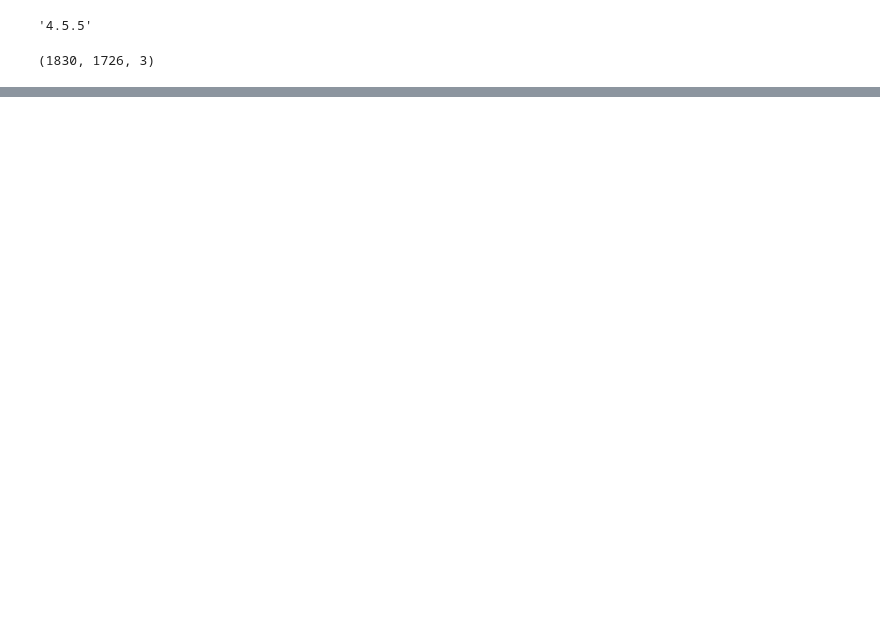
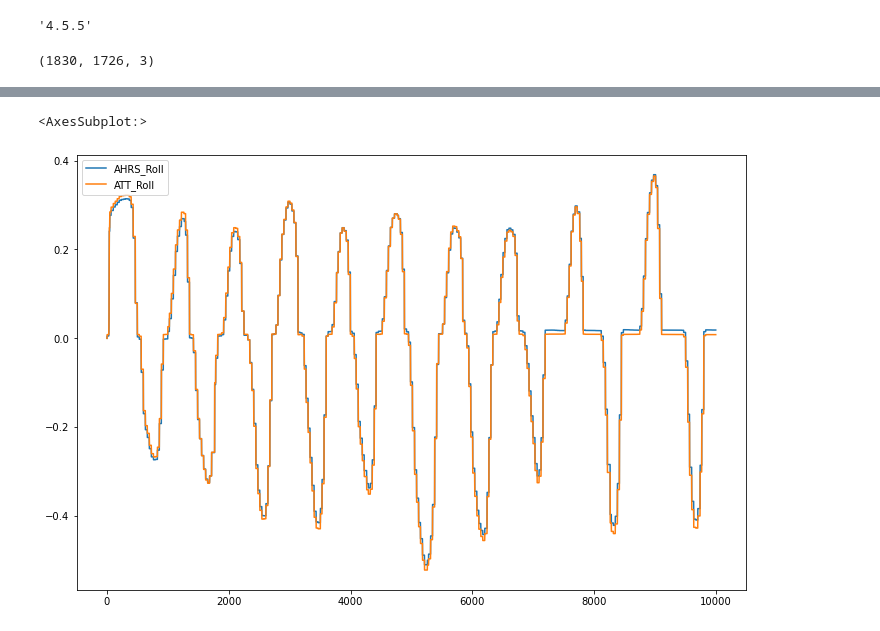
Before and after one commit to Marcsprk43/pisod, a Jupyter notebook: MapLocation_Test.ipynb, the cells around one changed output, grey strips where cells are left out. Drawn from its saved outputs; the diff is of its cells as text; code cells hidden in the pictures; blank space fills up the shorter version.

```diff
--- a/MapLocation_Test.ipynb
+++ b/MapLocation_Test.ipynb
@@ -19,0 +61,2 @@ img.shape
+# %%
+df = pickle.load(open("RollPitch.p", 'rb'))
@@ -19,0 +65,5 @@ img.shape
+# %%
+df[['AHRS_Roll', 'ATT_Roll']].plot(figsize=(12,8))
+# %% [output]
+<AxesSubplot:>
+[figure, added]
```
Also changed, not shown: parts of 8 cells of this notebook, 1 other file.
